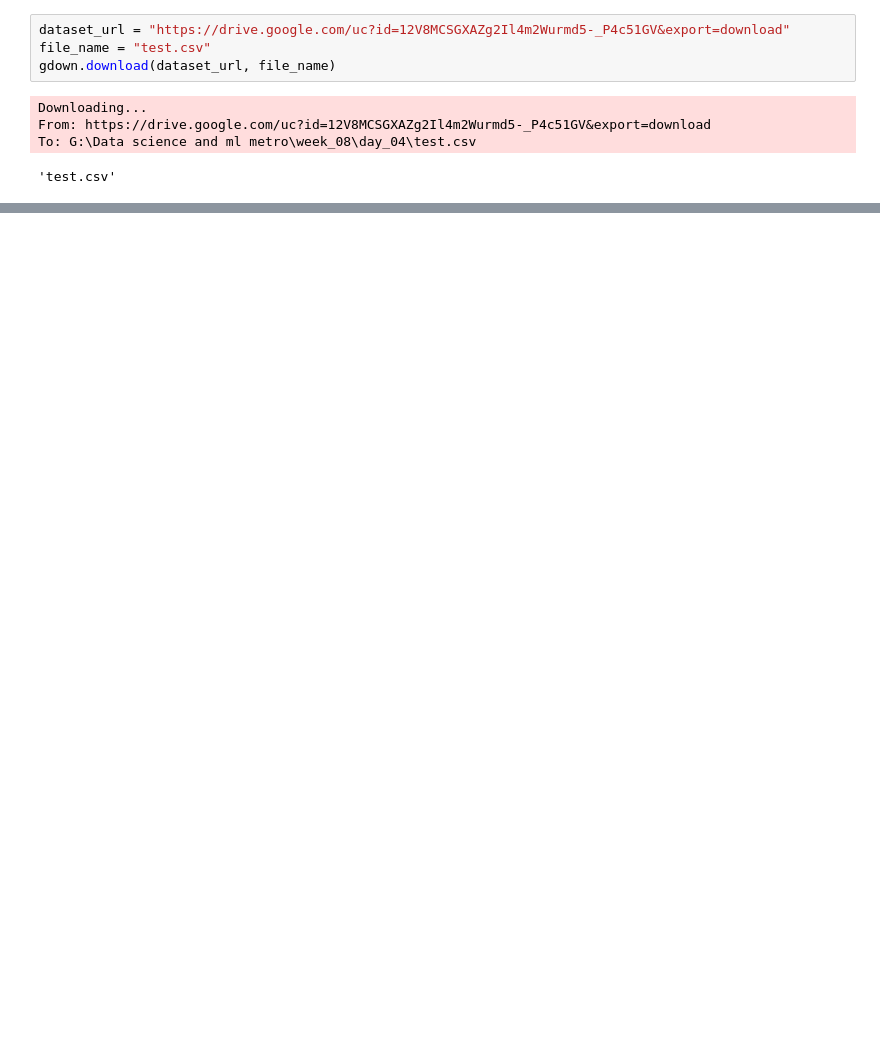
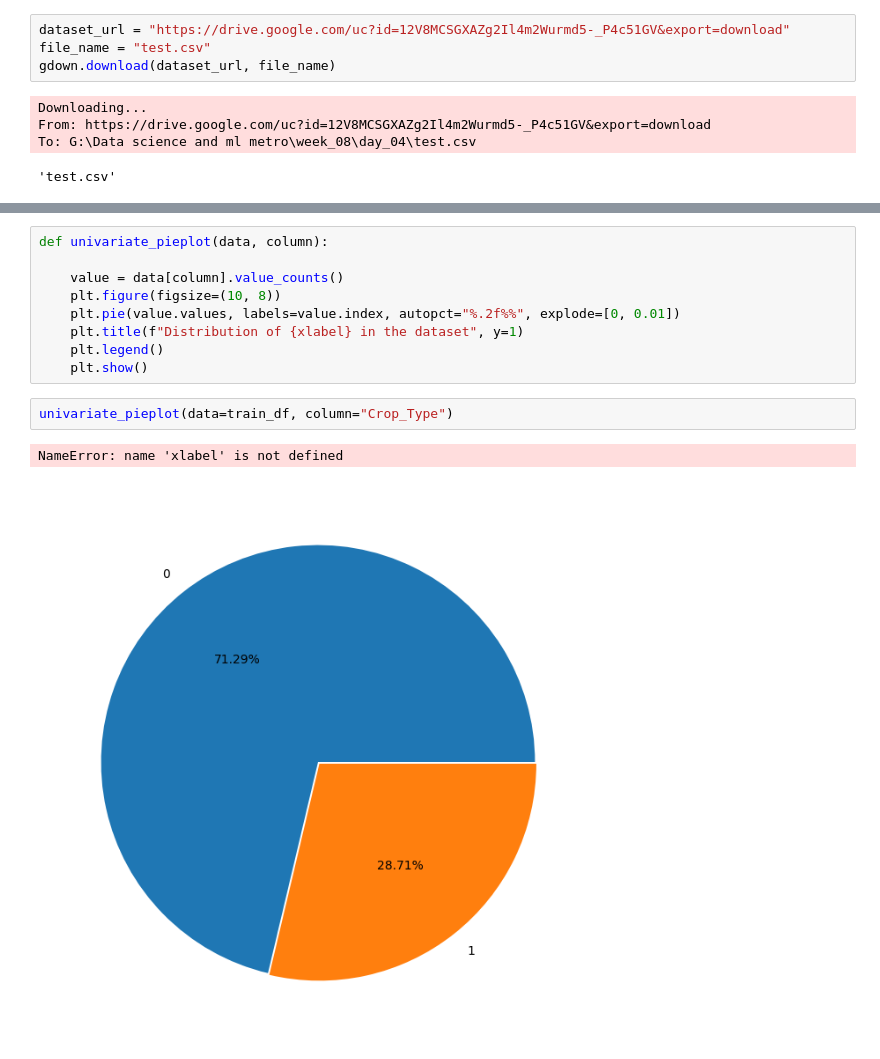
Before and after one commit to rajendra195/data_science_ML_Metro, a Jupyter notebook: week_08/day_04/crop_damage_prediction_logistic_regression.ipynb, the cells around one changed output, grey strips where cells are left out. Saved outputs shown, nothing was run; the diff lists cells and outputs as text; blank space fills up the shorter version.

```diff
--- a/week_08/day_04/crop_damage_prediction_logistic_regression.ipynb
+++ b/week_08/day_04/crop_damage_prediction_logistic_regression.ipynb
@@ -88,0 +155,14 @@ Name: count, dtype: int64
+# %%
+def univariate_pieplot(data, column):
+
+    value = data[column].value_counts()
+    plt.figure(figsize=(10, 8))
+    plt.pie(value.values, labels=value.index, autopct="%.2f%%", explode=[0, 0.01])
+    plt.title(f"Distribution of {xlabel} in the dataset", y=1)
+    plt.legend()
+    plt.show()
+# %%
+univariate_pieplot(data=train_df, column="Crop_Type")
+# %% [output]
+NameError: name 'xlabel' is not defined
+[figure, added]
```
Also changed, not shown: parts of 31 cells of this notebook.
